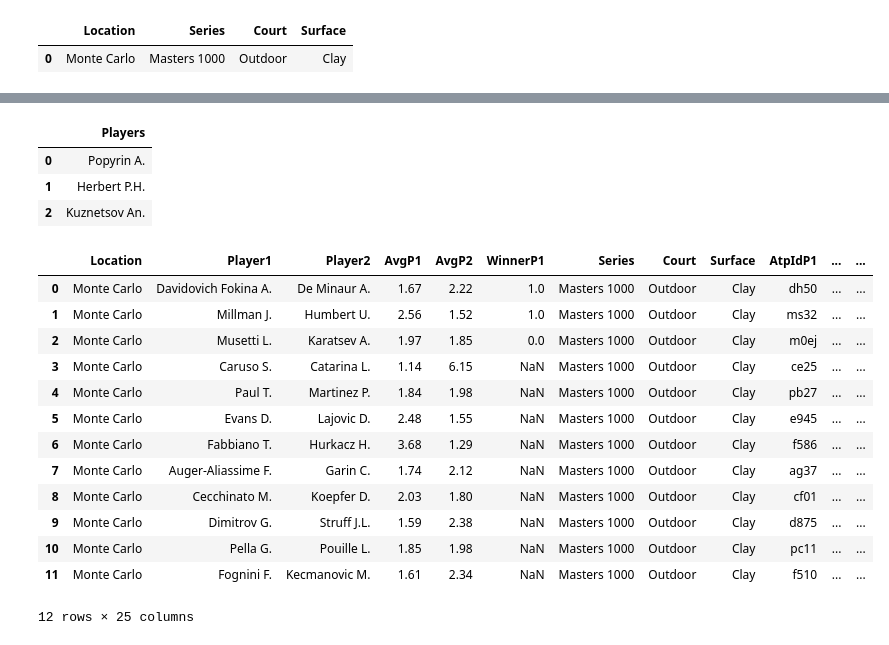
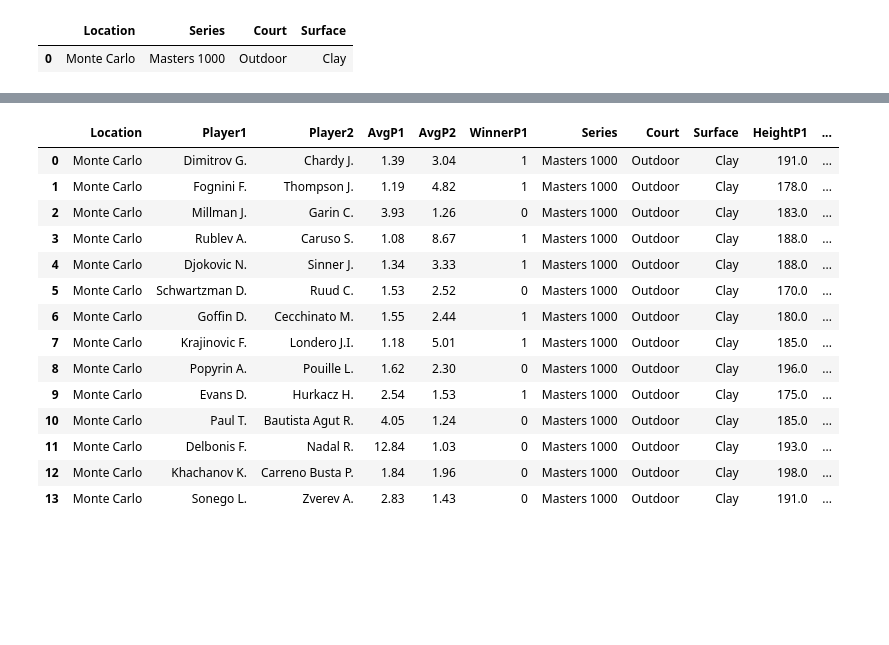
Before and after one commit to pmecchia/atp_matches, a Jupyter notebook: Clean Notebook.ipynb, the cells around one changed output, grey strips where cells are left out. Drawn from its saved outputs; the diff is of its cells as text; code cells hidden in the pictures; blank space fills up the shorter version.

Commit message:
update PlayerNotFound function + create UniquePlayers function

```diff
--- a/Clean Notebook.ipynb
+++ b/Clean Notebook.ipynb
@@ -706,0 +749,34 @@ df_ex=df_validation.copy()
+# %%
+def PlayerNotFound(Player,df_selected_players):
+    if Player not in (df_selected_players["NewName"]):
+        firstName=Player.split(" ")[-1]
+        Name=" ".join(Player.split(" ")[0:-1])
+
+        if df_selected_players["NewName"].str.contains(Name+" "+firstName[0]).any():
+            similarPlayer=[]
+            i=0
+            while len(similarPlayer) != 1:
+                similarPlayer=df_selected_players["NewName"][df_selected_players["NewName"].str.contains(Name+" "+firstName[0:i+1])].reset_index(drop=True)
+                i+=1
+                if i==len(firstName):
+                    similarPlayer=Player
+                    break
+            Player=similarPlayer
+        elif df_selected_players["NewName"].str.contains(Name.replace("-"," ")+" "+firstName[0]).any():
+            similarPlayer=[]
+            i=0
+            while len(similarPlayer) != 1:
+                similarPlayer=df_selected_players["NewName"][df_selected_players["NewName"].str.contains(Name.replace("-"," ")+" "+firstName[0:i+1])].reset_index(drop=True)
+                i+=1
+                if i==len(firstName):
+                    similarPlayer=Player
+                    break
+            Player=similarPlayer
+        else:
+            Player=Player
+
+    return Player
+# %%
+df_validation['Player1']=df_validation.apply(lambda x: PlayerNotFound(x["Player1"],df_selected_players),axis=1)
+df_validation['Player2']=df_validation.apply(lambda x: PlayerNotFound(x["Player2"],df_selected_players),axis=1)
+df_validation.head(20)
@@ -707,5 +799,5 @@ df_ex=df_validation.copy()
 # %%
-df_ex=df_ex.merge(df_selected_players,left_on='Player1',right_on="Name", how='left',suffixes=['P2','P1']) #first merge for winner player
-df_ex=df_ex.merge(df_selected_players,left_on='Player2',right_on="Name", how='left',suffixes=['P1','P2'])#second merge for loser player
+df_validation=df_validation.merge(df_selected_players,left_on='Player1',right_on="NewName", how='left',suffixes=['P2','P1']) #first merge for winner player
+df_validation=df_validation.merge(df_selected_players,left_on='Player2',right_on="NewName", how='left',suffixes=['P1','P2'])#second merge for loser player
 # %%
-df_ex=df_ex.drop(['FirstNameP1','FirstNameP2','NameP1','NameP2',"AtpIdP1","AtpIdP2","AtpNameP1","AtpNameP2"],axis=1) # drop useless features
+df_validation=df_validation.drop(['FirstNameP1','FirstNameP2','NameP1','NameP2',"AtpIdP1","AtpIdP2","AtpNameP1","AtpNameP2"],axis=1) # drop useless features
@@ -748,28 +804,21 @@ validation_players.head()
-# %%
-validation_players['Players']=validation_players.apply(lambda x: PlayerNotFound(x["Players"],df_selected_players),axis=1)
-validation_players.head()
-# %% [output]
-|  | Players |
-| 0 | Popyrin A. |
-| 1 | Herbert P.H. |
-| 2 | Kuznetsov An. |
 # %%
-df_ex.head(20)
+df_validation.head(20)
 # %% [output]
-|  | Location | Player1 | Player2 | AvgP1 | AvgP2 | WinnerP1 | Series | Court | Surface | AtpIdP1 | ... | ... |
-| 0 | Monte Carlo | Davidovich Fokina A. | De Minaur A. | 1.67 | 2.22 | 1.0 | Masters 1000 | Outdoor | Clay | dh50 | ... | ... |
-| 1 | Monte Carlo | Millman J. | Humbert U. | 2.56 | 1.52 | 1.0 | Masters 1000 | Outdoor | Clay | ms32 | ... | ... |
-| 2 | Monte Carlo | Musetti L. | Karatsev A. | 1.97 | 1.85 | 0.0 | Masters 1000 | Outdoor | Clay | m0ej | ... | ... |
-| 3 | Monte Carlo | Caruso S. | Catarina L. | 1.14 | 6.15 | NaN | Masters 1000 | Outdoor | Clay | ce25 | ... | ... |
-| 4 | Monte Carlo | Paul T. | Martinez P. | 1.84 | 1.98 | NaN | Masters 1000 | Outdoor | Clay | pb27 | ... | ... |
-| 5 | Monte Carlo | Evans D. | Lajovic D. | 2.48 | 1.55 | NaN | Masters 1000 | Outdoor | Clay | e945 | ... | ... |
-| 6 | Monte Carlo | Fabbiano T. | Hurkacz H. | 3.68 | 1.29 | NaN | Masters 1000 | Outdoor | Clay | f586 | ... | ... |
-| 7 | Monte Carlo | Auger-Aliassime F. | Garin C. | 1.74 | 2.12 | NaN | Masters 1000 | Outdoor | Clay | ag37 | ... | ... |
-| 8 | Monte Carlo | Cecchinato M. | Koepfer D. | 2.03 | 1.80 | NaN | Masters 1000 | Outdoor | Clay | cf01 | ... | ... |
-| 9 | Monte Carlo | Dimitrov G. | Struff J.L. | 1.59 | 2.38 | NaN | Masters 1000 | Outdoor | Clay | d875 | ... | ... |
-| 10 | Monte Carlo | Pella G. | Pouille L. | 1.85 | 1.98 | NaN | Masters 1000 | Outdoor | Clay | pc11 | ... | ... |
-| 11 | Monte Carlo | Fognini F. | Kecmanovic M. | 1.61 | 2.34 | NaN | Masters 1000 | Outdoor | Clay | f510 | ... | ... |
+|  | Location | Player1 | Player2 | AvgP1 | AvgP2 | WinnerP1 | Series | Court | Surface | HeightP1 | ... |
+| 0 | Monte Carlo | Dimitrov G. | Chardy J. | 1.39 | 3.04 | 1 | Masters 1000 | Outdoor | Clay | 191.0 | ... |
+| 1 | Monte Carlo | Fognini F. | Thompson J. | 1.19 | 4.82 | 1 | Masters 1000 | Outdoor | Clay | 178.0 | ... |
+| 2 | Monte Carlo | Millman J. | Garin C. | 3.93 | 1.26 | 0 | Masters 1000 | Outdoor | Clay | 183.0 | ... |
+| 3 | Monte Carlo | Rublev A. | Caruso S. | 1.08 | 8.67 | 1 | Masters 1000 | Outdoor | Clay | 188.0 | ... |
+| 4 | Monte Carlo | Djokovic N. | Sinner J. | 1.34 | 3.33 | 1 | Masters 1000 | Outdoor | Clay | 188.0 | ... |
+| 5 | Monte Carlo | Schwartzman D. | Ruud C. | 1.53 | 2.52 | 0 | Masters 1000 | Outdoor | Clay | 170.0 | ... |
+| 6 | Monte Carlo | Goffin D. | Cecchinato M. | 1.55 | 2.44 | 1 | Masters 1000 | Outdoor | Clay | 180.0 | ... |
+| 7 | Monte Carlo | Krajinovic F. | Londero J.I. | 1.18 | 5.01 | 1 | Masters 1000 | Outdoor | Clay | 185.0 | ... |
+| 8 | Monte Carlo | Popyrin A. | Pouille L. | 1.62 | 2.30 | 0 | Masters 1000 | Outdoor | Clay | 196.0 | ... |
+| 9 | Monte Carlo | Evans D. | Hurkacz H. | 2.54 | 1.53 | 1 | Masters 1000 | Outdoor | Clay | 175.0 | ... |
+| 10 | Monte Carlo | Paul T. | Bautista Agut R. | 4.05 | 1.24 | 0 | Masters 1000 | Outdoor | Clay | 185.0 | ... |
+| 11 | Monte Carlo | Delbonis F. | Nadal R. | 12.84 | 1.03 | 0 | Masters 1000 | Outdoor | Clay | 193.0 | ... |
+| 12 | Monte Carlo | Khachanov K. | Carreno Busta P. | 1.84 | 1.96 | 0 | Masters 1000 | Outdoor | Clay | 198.0 | ... |
+| 13 | Monte Carlo | Sonego L. | Zverev A. | 2.83 | 1.43 | 0 | Masters 1000 | Outdoor | Clay | 191.0 | ... |
-12 rows × 25 columns
 # %%
 #df_active_players=df_selected_players.dropna().reset_index(drop=True)
 #df_active_players.head()
```
Also changed, not shown: parts of 29 cells of this notebook.
